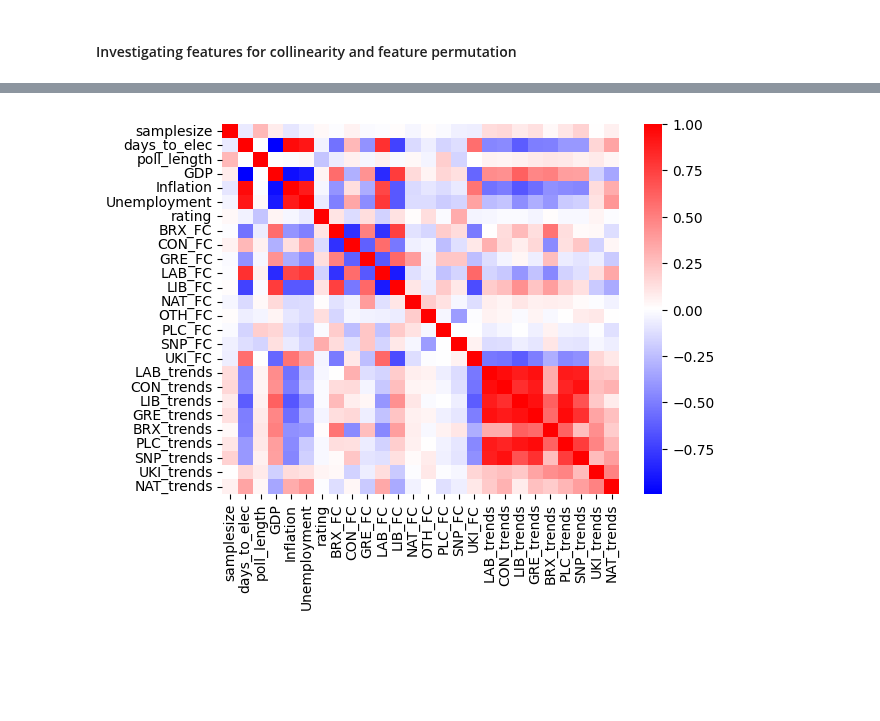
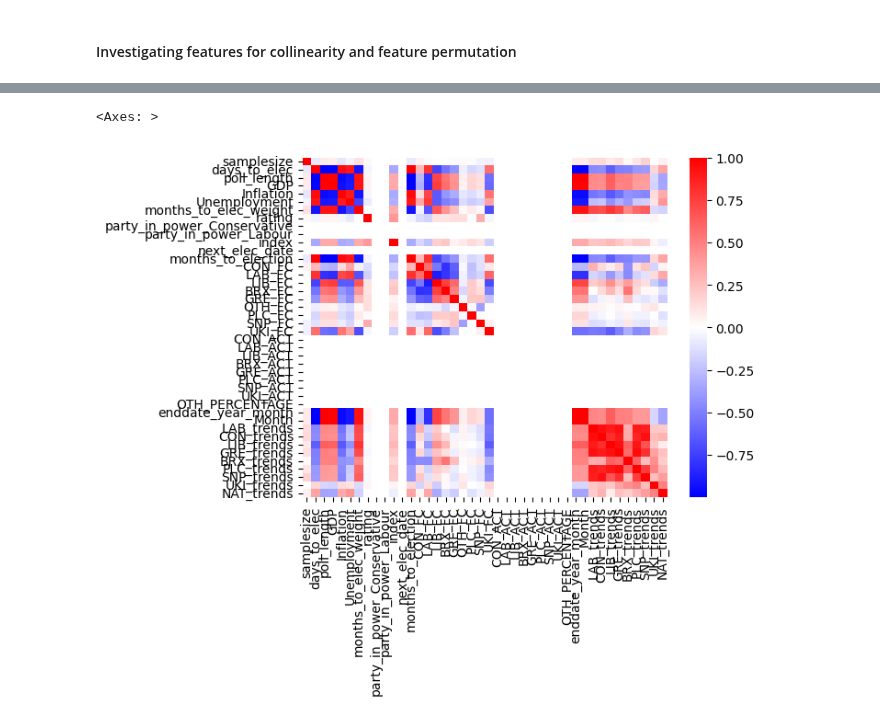
Before and after one commit to oscarhibbert/election-predictor, a Jupyter notebook: notebooks/ns_collinearity.ipynb, the cells around one changed output, grey strips where cells are left out. Drawn from its saved outputs; the diff is of its cells as text; code cells hidden in the pictures; blank space fills up the shorter version.

```diff
--- a/notebooks/ns_collinearity.ipynb
+++ b/notebooks/ns_collinearity.ipynb
@@ -54,12 +73,12 @@ data['poll_length'] = pd.to_datetime(data.enddate) - pd.to_datetime(data.startda
 data['poll_length'] = data['poll_length'].dt.days
 
 # Divide forecasts by 100 to create values between 0-1
-for column in ['BRX_FC', 'CON_FC', 'GRE_FC', 'LAB_FC', 'LIB_FC', 'NAT_FC', 'OTH_FC', 'PLC_FC', 'SNP_FC', 'UKI_FC']:
-    data[column] = data[column] / 100
+# for column in ['BRX_FC', 'CON_FC', 'GRE_FC', 'LAB_FC', 'LIB_FC', 'OTH_FC', 'PLC_FC', 'SNP_FC', 'UKI_FC']:
+#     data[column] = data[column] / 100
 
-    # Divide actuals by 100 to create values between 0-1
-for column in ['BRX_ACT', 'CON_ACT', 'GRE_ACT', 'LIB_ACT', 'LAB_ACT', 'NAT_ACT', 'PLC_ACT', 'SNP_ACT', 'UKI_ACT', 'OTH_PERCENTAGE']:
-    data[column] = data[column] / 100
+#     # Divide actuals by 100 to create values between 0-1
+# for column in ['BRX_ACT', 'CON_ACT', 'GRE_ACT', 'LIB_ACT', 'LAB_ACT', 'PLC_ACT', 'SNP_ACT', 'UKI_ACT', 'OTH_PERCENTAGE']:
+#     data[column] = data[column] / 100
 
 data.sort_values('enddate', inplace=True)
 
@@ -185,16 +211,20 @@ data_test.LAB_FC.plot()
 # %%
 # Handle numerical transformer
-num_columns_selector = ['samplesize', 'days_to_elec', 'poll_length','GDP','Inflation','Unemployment']
+num_columns_selector = ['samplesize', 'days_to_elec', 'poll_length','GDP','Inflation','Unemployment','months_to_elec_weight']
 num_transformer = MinMaxScaler()
 # %%
 # Handle categorical transformer
 cat_columns_selector = ['rating']
-cat_transformer = make_pipeline(OrdinalEncoder(categories = [['F','D-','D','D+','C-','B','B+','A-']]),MinMaxScaler())
+cat_transformer = make_pipeline(OrdinalEncoder(categories = [['F','F+','E-','E','E+','D-','D','D+','C-','C','C+','B-','B','B+','A-']]),MinMaxScaler())
+
+# One-hot encoder for party_in_power
+ohe = OneHotEncoder()
 # %%
 # Build the preprocessing pipeline
 preproc_pipeline = make_column_transformer(
     (num_transformer, num_columns_selector),
     (cat_transformer, cat_columns_selector),
+    (ohe,['party_in_power']),
     remainder='passthrough',
     verbose_feature_names_out=False
 )
@@ -464,10 +469,11 @@ Epoch 1000/1000
 # %%
 # Heatmap of pairwise correlations
-correlation_matrix = X_test.corr()
+correlation_matrix = data_test_processed.corr()
 column_names = correlation_matrix.columns
-sns.heatmap(correlation_matrix, xticklabels=column_names, yticklabels=column_names,cmap= "bwr");
+sns.heatmap(correlation_matrix, xticklabels=column_names, yticklabels=column_names,cmap= "bwr")
 # %% [output]
+<Axes: >
-[figure, old version]
+[figure, new version]
 # %%
 # Convert the correlation matrix into a DataFrame
 corr_df = correlation_matrix.stack().reset_index()
```
Also changed, not shown: parts of 28 cells of this notebook.
